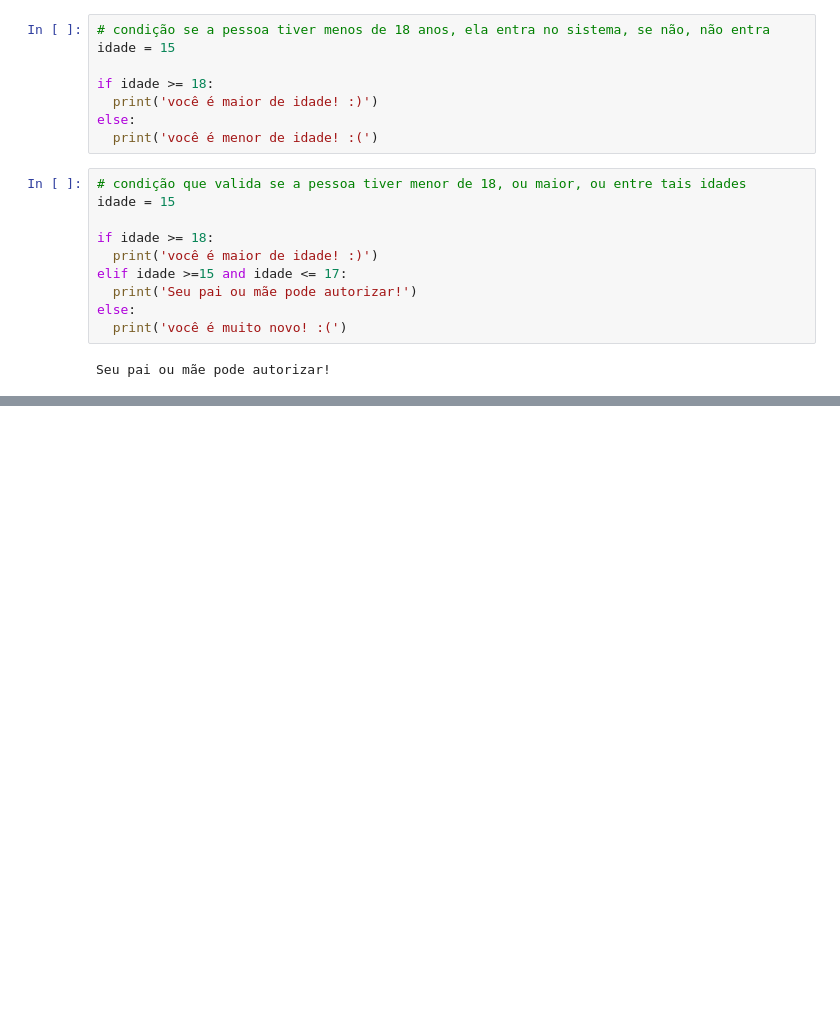
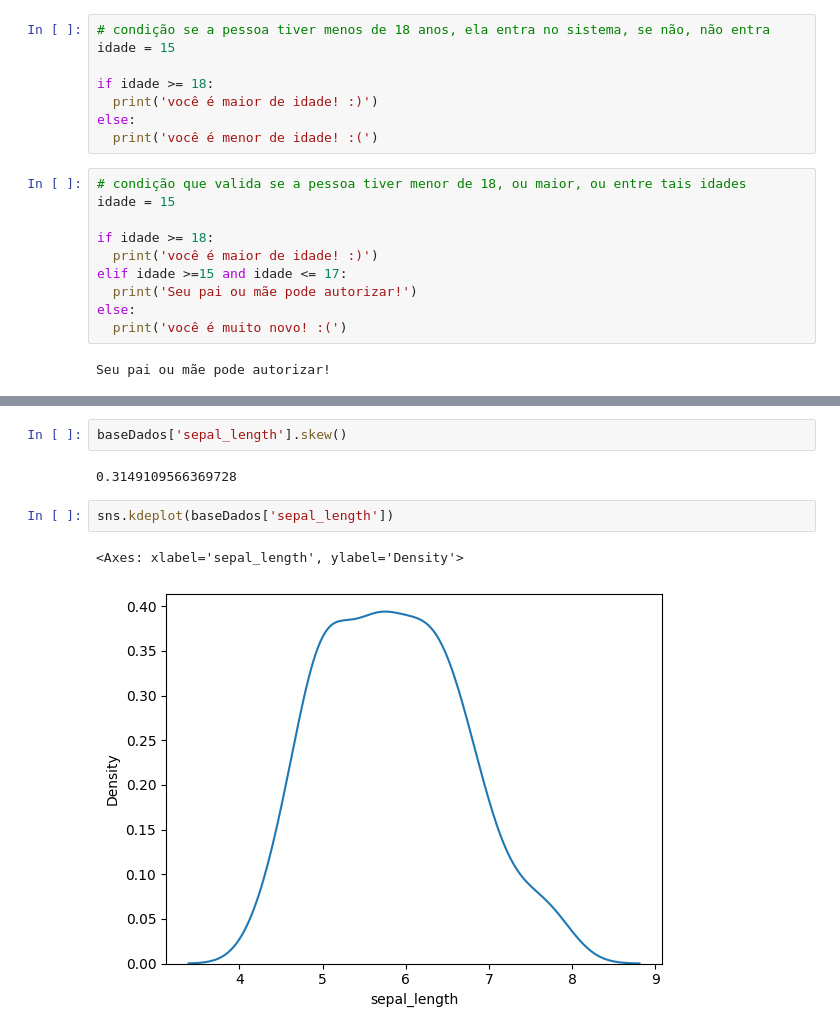
Before and after one commit to bitwoman/python_para_analise_de_dados, a Jupyter notebook: Python_para_Análise_de_Dados.ipynb, the cells around one changed output, grey strips where cells are left out. Cells and saved outputs as stored; diff of their text form; blank space fills up the shorter version.

```diff
--- a/Python_para_Análise_de_Dados.ipynb
+++ b/Python_para_Análise_de_Dados.ipynb
@@ -860,0 +1355,9 @@ Seu pai ou mãe pode autorizar!
+# %%
+baseDados['sepal_length'].skew()
+# %% [output]
+0.3149109566369728
+# %%
+sns.kdeplot(baseDados['sepal_length'])
+# %% [output]
+<Axes: xlabel='sepal_length', ylabel='Density'>
+[figure, added]
```
Also changed, not shown: parts of 114 cells of this notebook.
